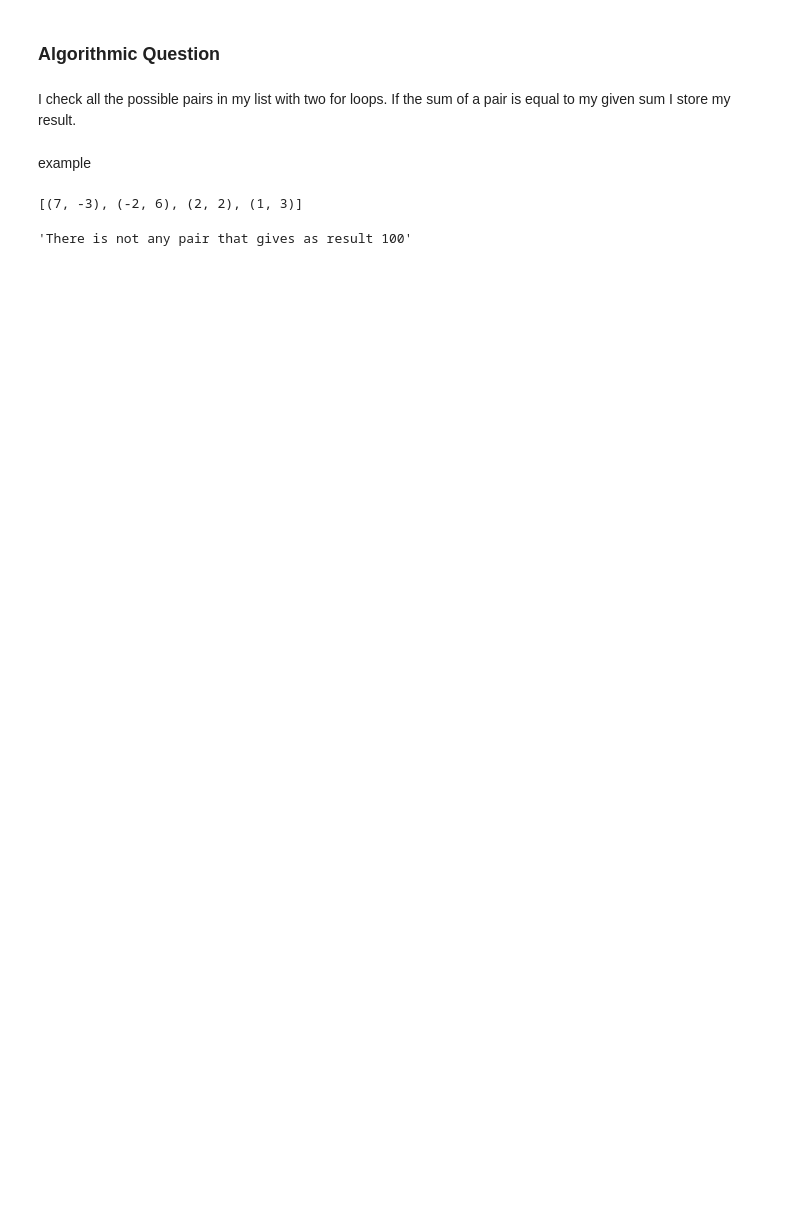
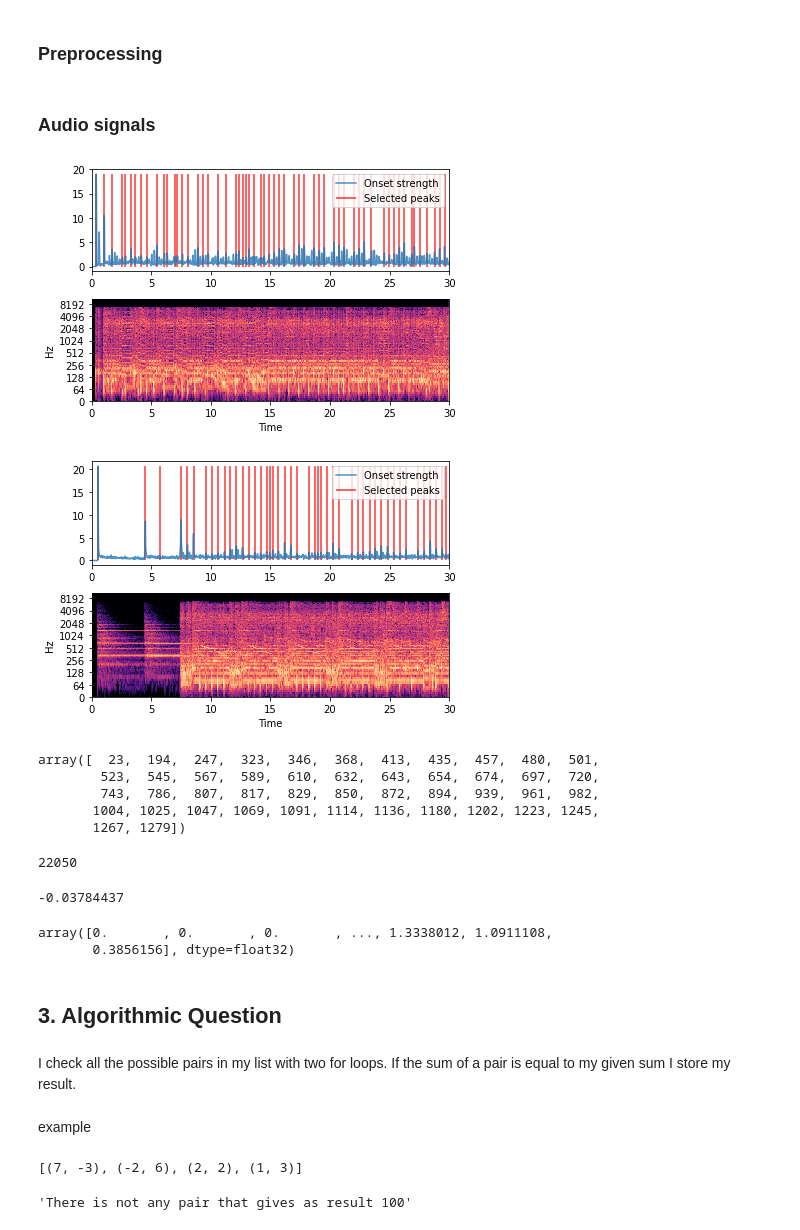
Before and after one commit to michele1783/ADM-HW4, a Jupyter notebook: Homework.ipynb, the cells around one changed output. Cells and saved outputs as stored; diff of their text form; code cells hidden in the pictures; blank space fills up the shorter version.

Commit message:
Algo question and first pre-process of the dataset

```diff
--- a/Homework.ipynb
+++ b/Homework.ipynb
@@ -32,7 +32,7 @@ def plot_spectrogram_and_picks(track, sr, peaks, onset_env):
 
     Args:
         track (np.ndarray): A track.
-        sr (int): Aampling rate.
+        sr (int): Sampling rate.
         peaks (np.ndarray): Indices of peaks in the track.
         onset_env (np.ndarray): Vector containing the onset strength envelope.
     """
@@ -84,11 +84,45 @@ THRESHOLD = 0 # TODO: to be tuned!
 data_folder = Path("data/mp3s-32k/")
 mp3_tracks = data_folder.glob("*/*/*.mp3")
 tracks = data_folder.glob("*/*/*.wav")
+# %% [markdown]
+### Preprocessing
 # %%
 for track in tqdm(mp3_tracks, total=N_TRACKS):
     convert_mp3_to_wav(str(track))
+# %% [markdown]
+### Audio signals
+# %%
+for idx, audio in enumerate(tracks):
+    if idx >= 2:
+        break
+    track, sr, onset_env, peaks = load_audio_picks(audio, DURATION, HOP_SIZE)
+    plot_spectrogram_and_picks(track, sr, peaks, onset_env)
+# %% [output]
+[figure, added]
+[figure, added]
+# %%
+peaks
+# %% [output]
+array([  23,  194,  247,  323,  346,  368,  413,  435,  457,  480,  501,
+        523,  545,  567,  589,  610,  632,  643,  654,  674,  697,  720,
+        743,  786,  807,  817,  829,  850,  872,  894,  939,  961,  982,
+       1004, 1025, 1047, 1069, 1091, 1114, 1136, 1180, 1202, 1223, 1245,
+       1267, 1279])
+# %%
+sr
+# %% [output]
+22050
+# %%
+track[9661]
+# %% [output]
+-0.03784437
+# %%
+onset_env
+# %% [output]
+array([0.       , 0.       , 0.       , ..., 1.3338012, 1.0911108,
+       0.3856156], dtype=float32)
 # %% [markdown]
-### Algorithmic Question
+## 3. Algorithmic Question
 # %% [markdown]
 I check all the possible pairs in my list with two for loops. If the sum of a pair is equal to my given sum I store my result.
 # %%
```
